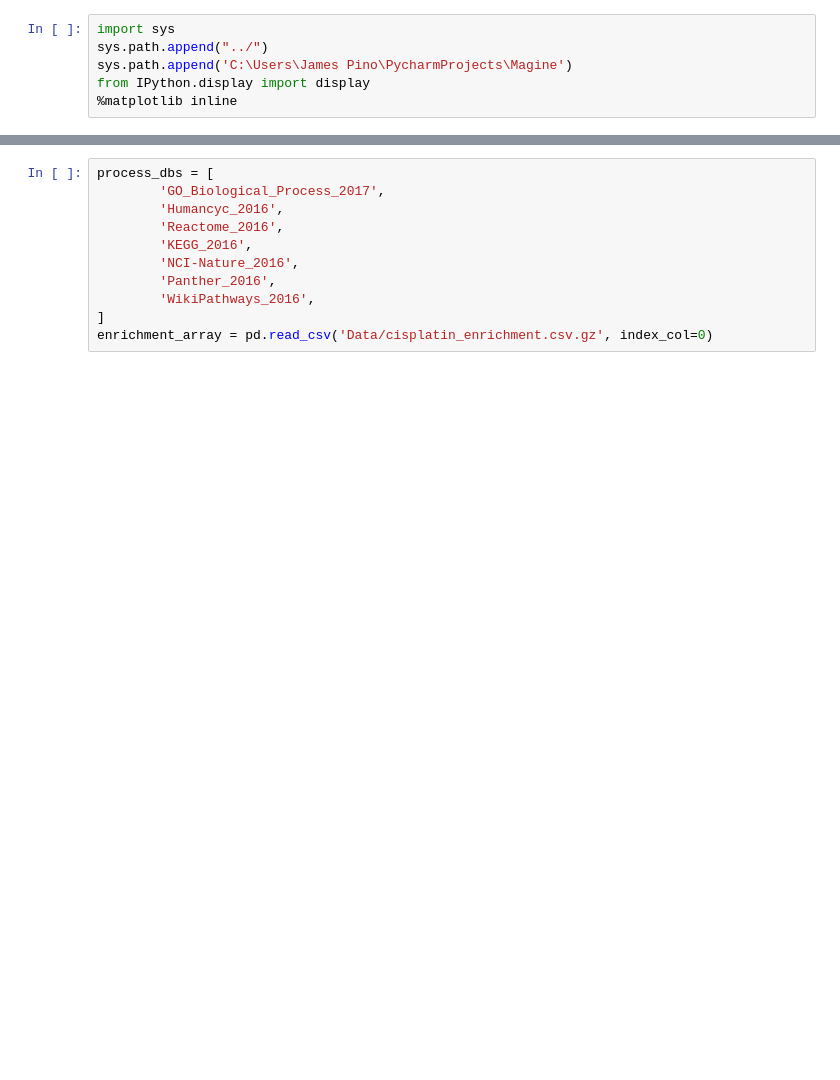
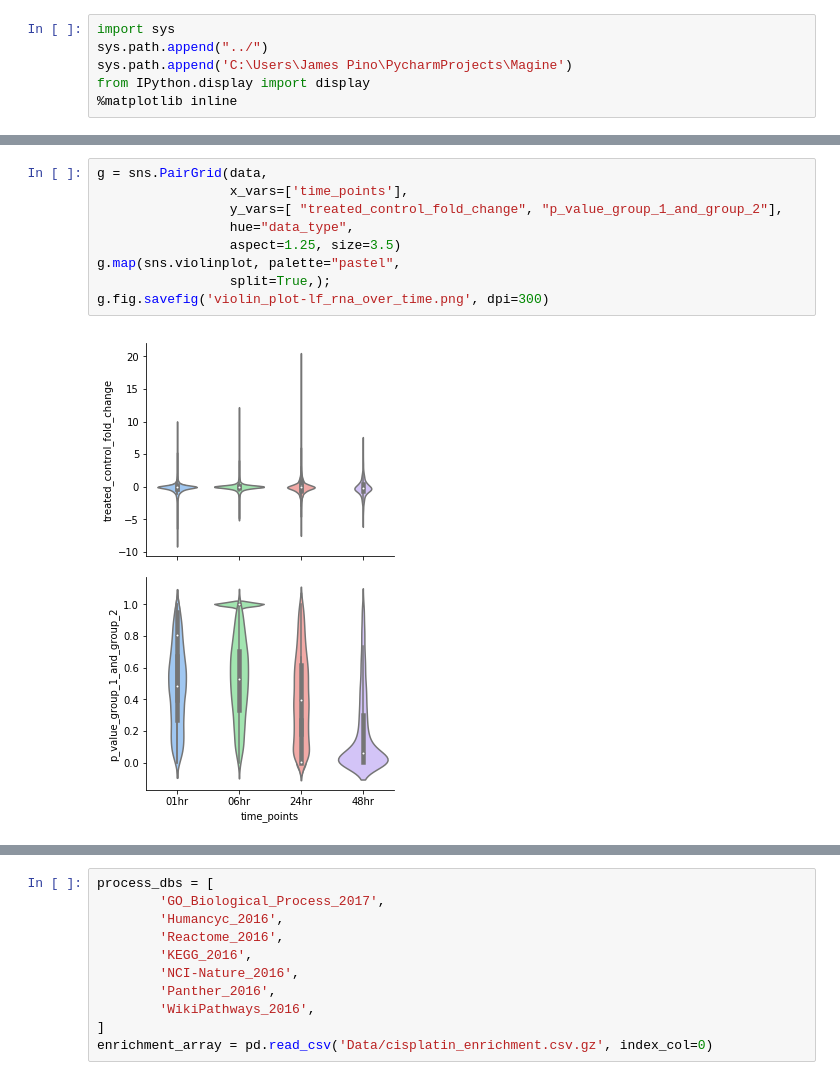
Before and after one commit to LoLab-MSM/MAGINE, a Jupyter notebook: examples/cisplatin/data_exploration.ipynb, the cells around one changed output, grey strips where cells are left out. Cells and saved outputs as stored; diff of their text form; blank space fills up the shorter version.

```diff
--- a/examples/cisplatin/data_exploration.ipynb
+++ b/examples/cisplatin/data_exploration.ipynb
@@ -12,0 +81,11 @@ from magine.plotting.wordcloud_tools import create_wordcloud
+# %%
+g = sns.PairGrid(data,
+                 x_vars=['time_points'],
+                 y_vars=[ "treated_control_fold_change", "p_value_group_1_and_group_2"],
+                 hue="data_type",
+                 aspect=1.25, size=3.5)
+g.map(sns.violinplot, palette="pastel",
+                 split=True,);
+g.fig.savefig('violin_plot-lf_rna_over_time.png', dpi=300)
+# %% [output]
+[figure, added]
```
Also changed, not shown: parts of 30 cells of this notebook, 5 other files.
